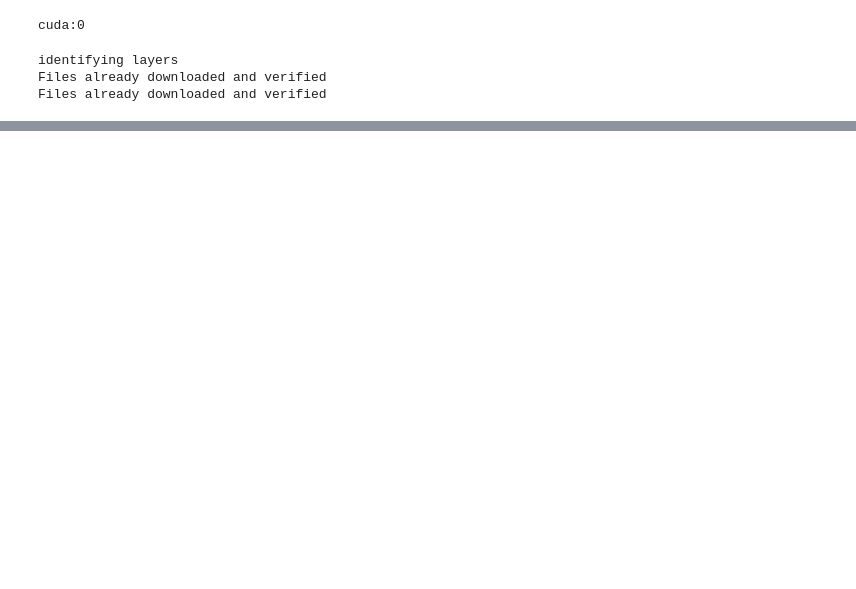
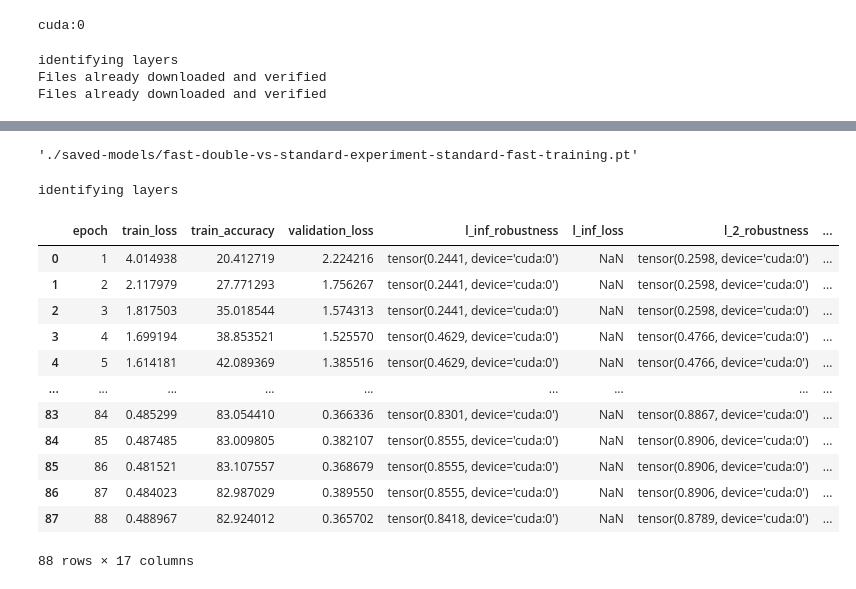
Before and after one commit to FlorianMerkle/pytorch-network-pruning, a Jupyter notebook: standard-fast.ipynb, the cells around one changed output, grey strips where cells are left out. Cells and saved outputs as stored; diff of their text form; code cells hidden in the pictures; blank space fills up the shorter version.

```diff
--- a/standard-fast.ipynb
+++ b/standard-fast.ipynb
@@ -54,4 +68,27 @@ model.train_stats
 # %%
-PATH='./saved-models/fast-double-vs-standard-experiment-double-update-fast-training.pt'
+PATH='./saved-models/fast-double-vs-standard-experiment-standard-fast-training.pt'
 optimizer = train_stats['optimizer'][0]
 safe_model(PATH, model, optimizer, description='Comparing fast adversarial training with single and double updates', loss='N/A',epoch='94')
+# %% [output]
+'./saved-models/fast-double-vs-standard-experiment-standard-fast-training.pt'
+# %%
+model = CifarResNet()
+model = load_model(model, PATH)
+# %% [output]
+identifying layers
+# %%
+model.train_stats
+# %% [output]
+|  | epoch | train_loss | train_accuracy | validation_loss | l_inf_robustness | l_inf_loss | l_2_robustness | ... |
+| 0 | 1 | 4.014938 | 20.412719 | 2.224216 | tensor(0.2441, device='cuda:0') | NaN | tensor(0.2598, device='cuda:0') | ... |
+| 1 | 2 | 2.117979 | 27.771293 | 1.756267 | tensor(0.2441, device='cuda:0') | NaN | tensor(0.2598, device='cuda:0') | ... |
+| 2 | 3 | 1.817503 | 35.018544 | 1.574313 | tensor(0.2441, device='cuda:0') | NaN | tensor(0.2598, device='cuda:0') | ... |
+| 3 | 4 | 1.699194 | 38.853521 | 1.525570 | tensor(0.4629, device='cuda:0') | NaN | tensor(0.4766, device='cuda:0') | ... |
+| 4 | 5 | 1.614181 | 42.089369 | 1.385516 | tensor(0.4629, device='cuda:0') | NaN | tensor(0.4766, device='cuda:0') | ... |
+| ... | ... | ... | ... | ... | ... | ... | ... | ... |
+| 83 | 84 | 0.485299 | 83.054410 | 0.366336 | tensor(0.8301, device='cuda:0') | NaN | tensor(0.8867, device='cuda:0') | ... |
+| 84 | 85 | 0.487485 | 83.009805 | 0.382107 | tensor(0.8555, device='cuda:0') | NaN | tensor(0.8906, device='cuda:0') | ... |
+| 85 | 86 | 0.481521 | 83.107557 | 0.368679 | tensor(0.8555, device='cuda:0') | NaN | tensor(0.8906, device='cuda:0') | ... |
+| 86 | 87 | 0.484023 | 82.987029 | 0.389550 | tensor(0.8555, device='cuda:0') | NaN | tensor(0.8906, device='cuda:0') | ... |
+| 87 | 88 | 0.488967 | 82.924012 | 0.365702 | tensor(0.8418, device='cuda:0') | NaN | tensor(0.8789, device='cuda:0') | ... |
+88 rows × 17 columns
```
Also changed, not shown: parts of 2 cells of this notebook, 12 other files.
